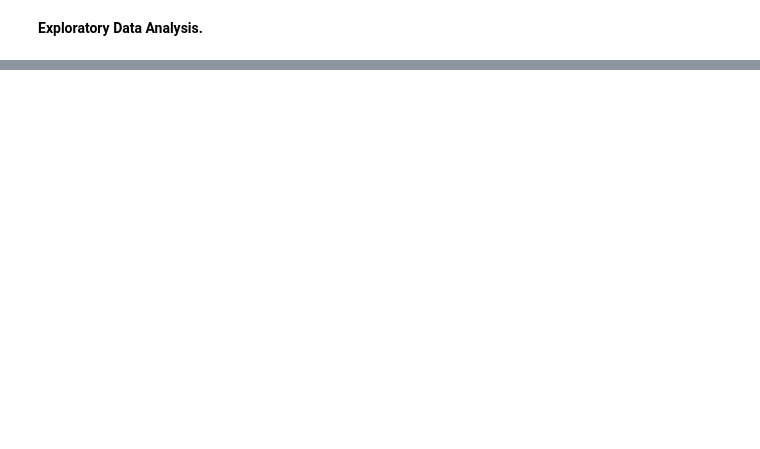
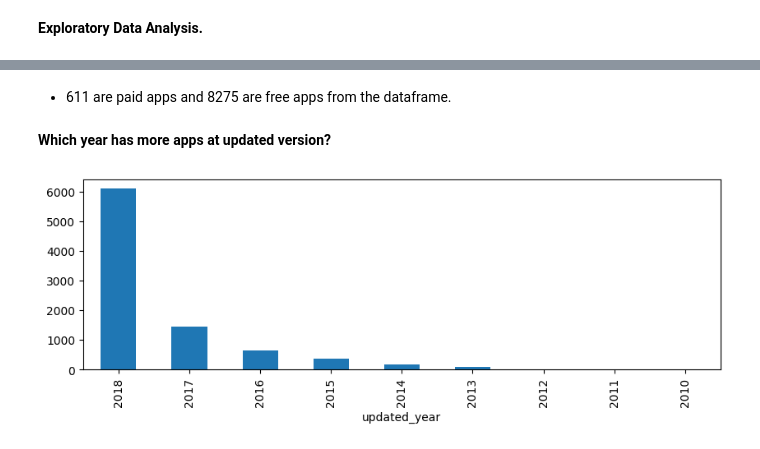
Before and after one commit to deepthisree2000/GooglePlaystore-EDA, a Jupyter notebook: Googleplaystore analysis.ipynb, the cells around one changed output, grey strips where cells are left out. Cells and saved outputs as stored; diff of their text form; code cells hidden in the pictures; blank space fills up the shorter version.

```diff
--- a/Googleplaystore analysis.ipynb
+++ b/Googleplaystore analysis.ipynb
@@ -178,3 +178,7 @@ Android Ver        object
 dtype: object
 # %%
 df['Reviews']=df['Reviews'].astype('int')
+# %%
+df['Price']=df['Price'].str.replace('$','',regex=True)
+# %%
+df['Price']=df['Price'].astype(float)
@@ -191,0 +259,10 @@ df.sample(1)
+# %% [markdown]
+* 611 are paid apps and 8275 are free apps from the dataframe.
+# %% [markdown]
+**Which year has more apps at updated version?**
+# %%
+plt.figure(figsize=(10,3))
+df['updated_year'].value_counts().plot(kind="bar")
+plt.show()
+# %% [output]
+[figure, added]
```
Also changed, not shown: parts of 17 cells of this notebook.
